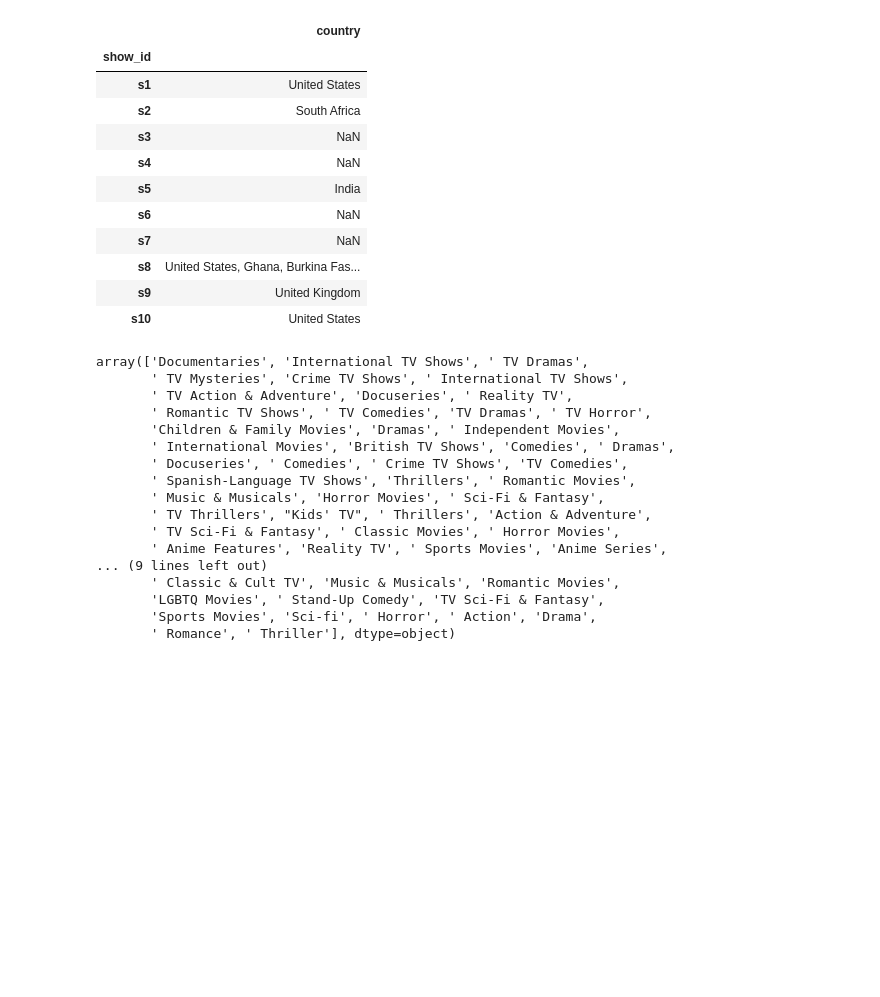
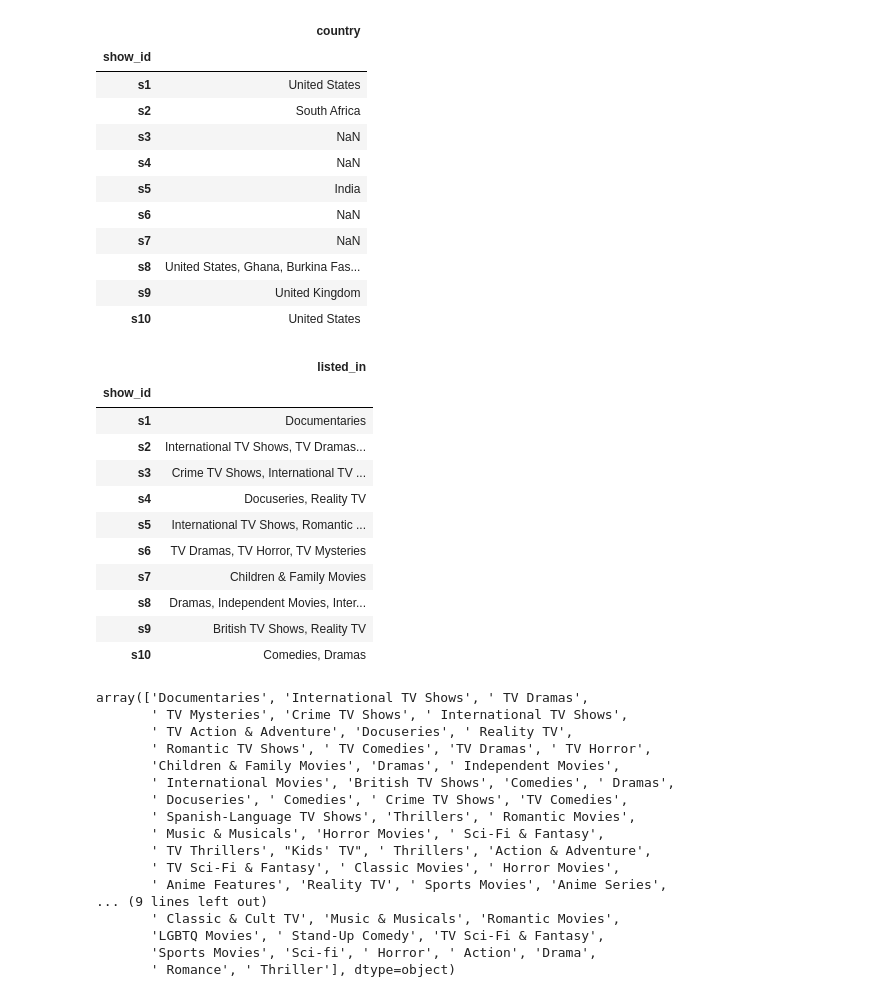
Before and after one commit to jdev94/netflix_analysis, a Jupyter notebook: notebooks/netflix_data_cleaning.ipynb, the cells around one changed output. Cells and saved outputs as stored; diff of their text form; code cells hidden in the pictures; blank space fills up the shorter version.

```diff
--- a/notebooks/netflix_data_cleaning.ipynb
+++ b/notebooks/netflix_data_cleaning.ipynb
@@ -29,7 +29,7 @@ import numpy as np
 Je commence par importer le dataset. Si un problème d'encodage survient, je teste différents encodages (UTF-8, latin-1, ISO-8859-1).
 # %%
 #Import DataSet Netflix
-df = pd.read_csv('netflix_titles.csv', encoding='latin')
+df = pd.read_csv('../data/raw/netflix_titles.csv', encoding='latin')
 df.head()
 # %% [output]
 |  | show_id | type | title | director | cast | country | date_added | release_year | rating | duration | ... |
@@ -329,6 +329,23 @@ df_wip['countries'] = df_wip['countries'].apply(
 
 countries_exploded = df_wip.explode('countries')
 countries_exploded = countries_exploded[['countries']]
+# %%
+# Visualisation colonne 'listed_in'
+
+df_wip['listed_in'].head(10).to_frame()
+# %% [output]
+|  | listed_in |
+| show_id |  |
+| s1 | Documentaries |
+| s2 | International TV Shows, TV Dramas... |
+| s3 | Crime TV Shows, International TV ... |
+| s4 | Docuseries, Reality TV |
+| s5 | International TV Shows, Romantic ... |
+| s6 | TV Dramas, TV Horror, TV Mysteries |
+| s7 | Children & Family Movies |
+| s8 | Dramas, Independent Movies, Inter... |
+| s9 | British TV Shows, Reality TV |
+| s10 | Comedies, Dramas |
 # %%
 # Création DataFrame 'categories_exploded' sur "listed_in"
 df_wip['listed_in_list'] = df_wip['listed_in'].str.split(',')
```
Also changed, not shown: parts of 6 cells of this notebook.
